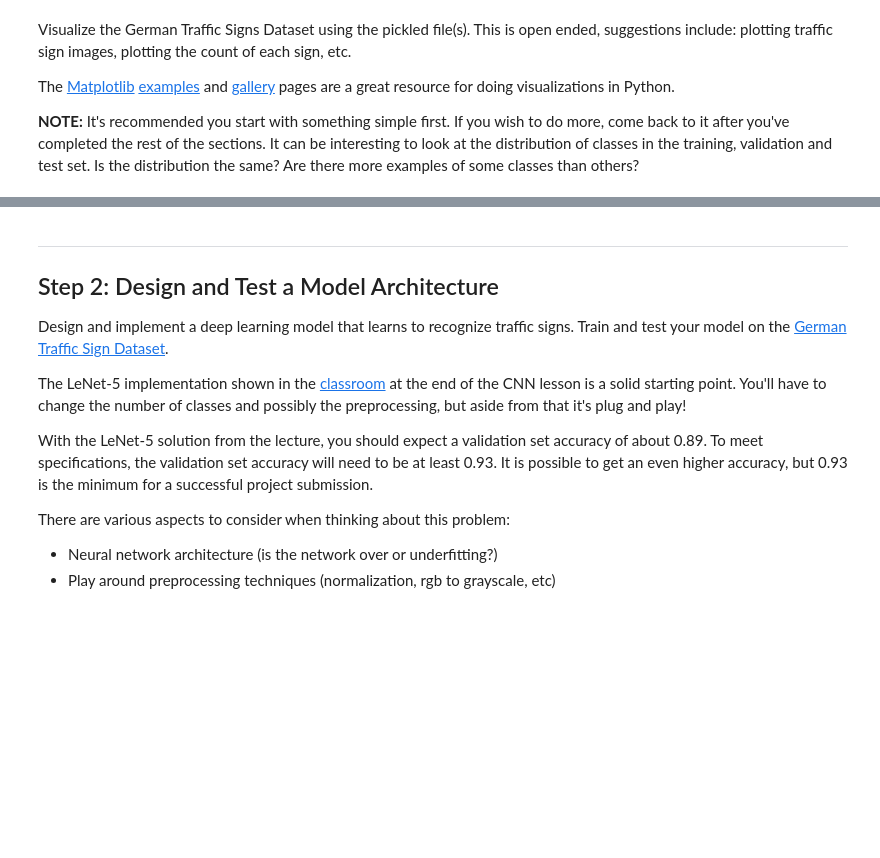
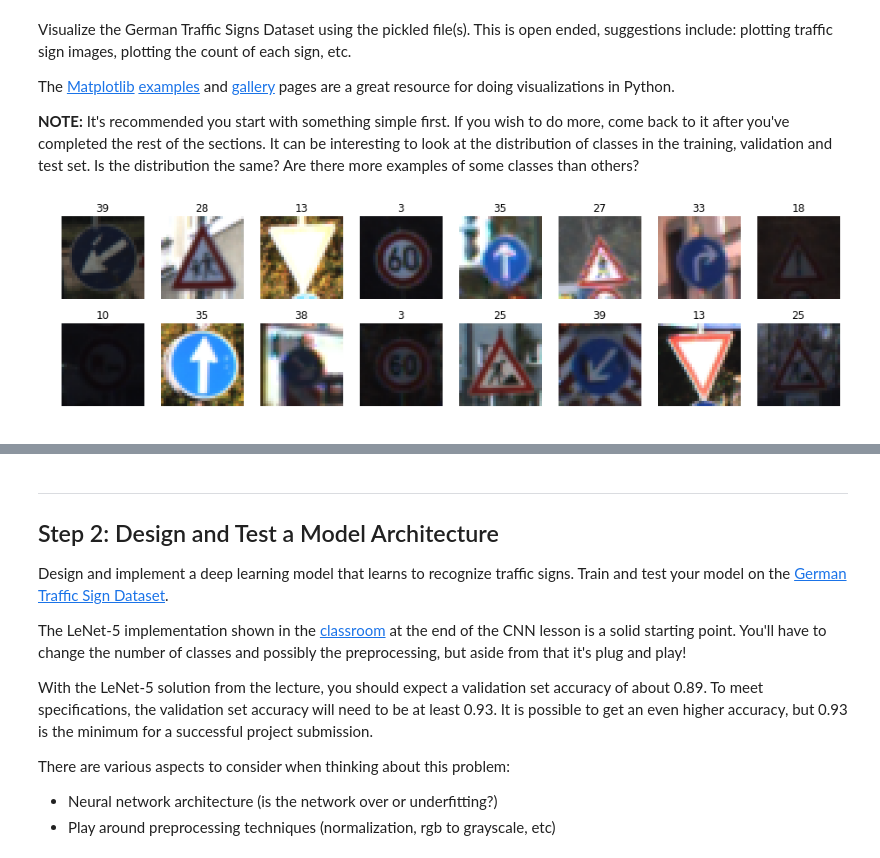
Before and after one commit to kei-sato/CarND-Traffic-Sign-Classifier-Project, a Jupyter notebook: Traffic_Sign_Classifier.ipynb, the cells around one changed output, grey strips where cells are left out. Cells and saved outputs as stored; diff of their text form; code cells hidden in the pictures; blank space fills up the shorter version.

```diff
--- a/Traffic_Sign_Classifier.ipynb
+++ b/Traffic_Sign_Classifier.ipynb
@@ -22,20 +22,22 @@ The [rubric](https://review.udacity.com/#!/rubrics/481/view) contains "Stand Out
 # %%
 # Load pickled data
 import pickle
-from sklearn.model_selection import train_test_split
 
 # TODO: Fill this in based on where you saved the training and testing data
 
-training_file = 'traffic-signs-data/train.pkl'
-testing_file = 'traffic-signs-data/test.pkl'
+training_file = 'traffic-signs-data/train.p'
+validation_file = 'traffic-signs-data/valid.p'
+testing_file = 'traffic-signs-data/test.p'
 
 with open(training_file, mode='rb') as f:
     train = pickle.load(f)
+with open(validation_file, mode='rb') as f:
+    valid = pickle.load(f)
 with open(testing_file, mode='rb') as f:
     test = pickle.load(f)
 
-X, y = train['features'], train['labels']
-X_train, X_validation, y_train, y_validation = train_test_split(X, y, test_size=0.2, random_state=42)
+X_train, y_train = train['features'], train['labels']
+X_valid, y_valid = valid['features'], valid['labels']
 X_test, y_test = test['features'], test['labels']
 # %% [markdown]
 ---
@@ -87,12 +95,20 @@ The [Matplotlib](http://matplotlib.org/) [examples](http://matplotlib.org/exampl
 # %%
 import random
 import numpy as np
 import matplotlib.pyplot as plt
 %matplotlib inline
 
-index = random.randint(0, len(X_train))
-image = X_train[index].squeeze()
-
-plt.figure(figsize=(1,1))
-plt.imshow(image)
-print(y_train[index])
+# show image of 16 random data points
+n_rows = 2
+n_cols = 8
+fig, axs = plt.subplots(n_rows, n_cols, figsize=(n_cols*2, n_rows*2))
+fig.subplots_adjust(hspace = 0.3)
+axs = axs.ravel()
+for i in range(16):
+    index = random.randint(0, len(X_train))
+    image = X_train[index]
+    axs[i].axis('off')
+    axs[i].imshow(image)
+    axs[i].set_title(y_train[index])
+# %% [output]
+[figure, added]
```
Also changed, not shown: parts of 19 cells of this notebook.
